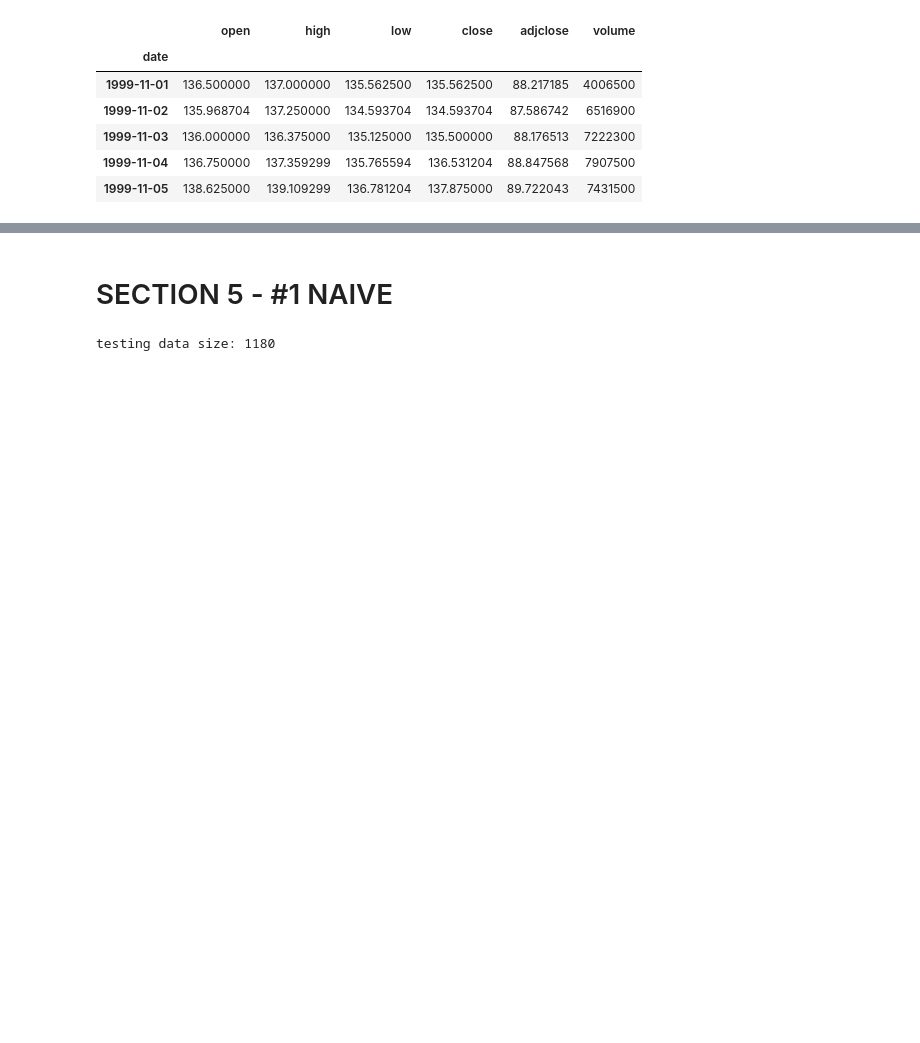
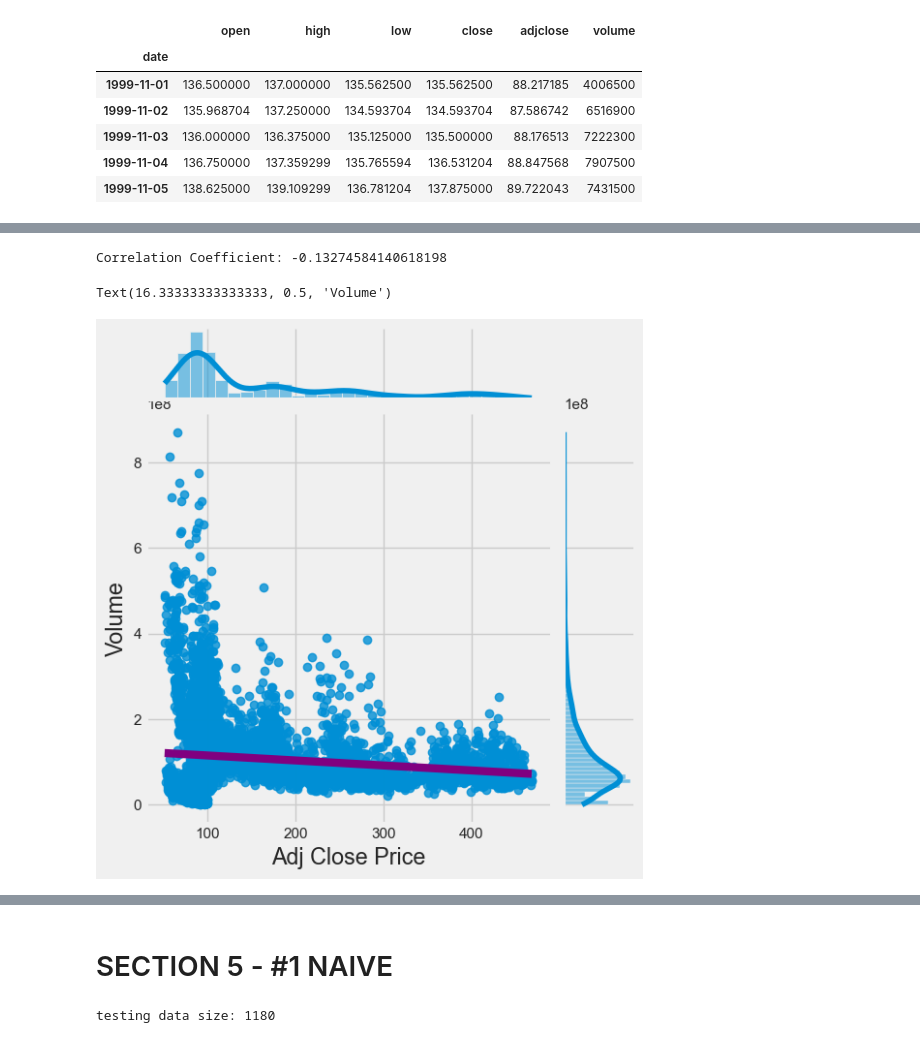
Before and after one commit to SC1015-A139-TEAM7/mini-project, a Jupyter notebook: src/SC1015_PROJECT_DRAFT1.ipynb, the cells around one changed output, grey strips where cells are left out. Cells and saved outputs as stored; diff of their text form; code cells hidden in the pictures; blank space fills up the shorter version.

```diff
--- a/src/SC1015_PROJECT_DRAFT1.ipynb
+++ b/src/SC1015_PROJECT_DRAFT1.ipynb
@@ -85,0 +86,13 @@ plt.show()
+# %%
+corr_coeff = stock_cleaned_data['volume'].corr(stock_cleaned_data['adjclose'])
+print('Correlation Coefficient:', corr_coeff)
+
+sns.jointplot(x='adjclose', y='volume', data=stock_cleaned_data, kind='reg',
+              line_kws={'color': 'purple'})
+
+plt.xlabel('Adj Close Price')
+plt.ylabel('Volume')
+# %% [output]
+Correlation Coefficient: -0.13274584140618198
+Text(16.33333333333333, 0.5, 'Volume')
+[figure, added]
```
Also changed, not shown: parts of 62 cells of this notebook, 1 other file.
